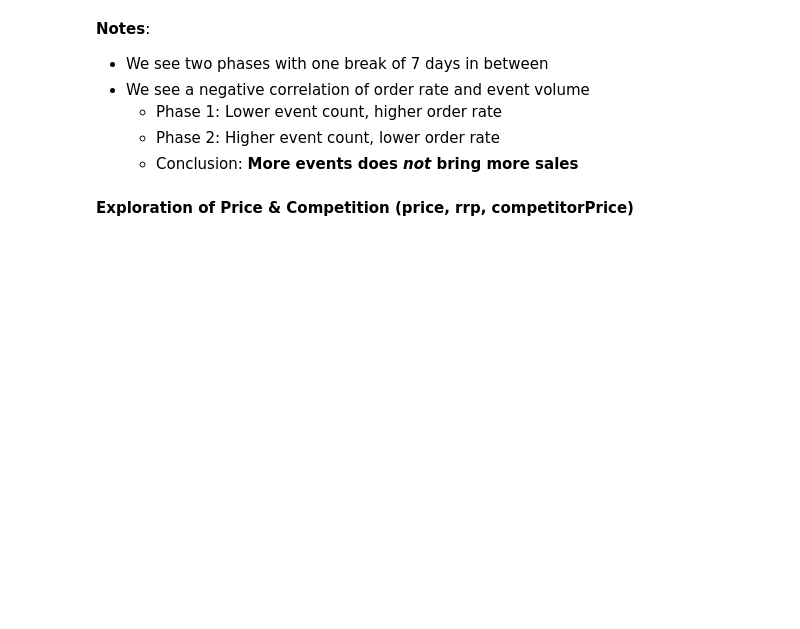
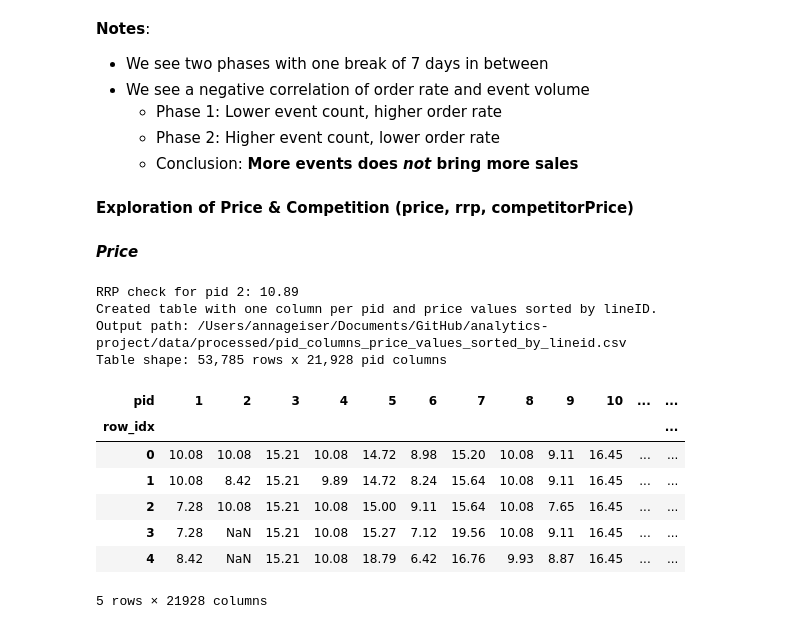
Before and after one commit to annageiser/analytics-project, a Jupyter notebook: main.ipynb, the cells around one changed output. Cells and saved outputs as stored; diff of their text form; code cells hidden in the pictures; blank space fills up the shorter version.

```diff
--- a/main.ipynb
+++ b/main.ipynb
@@ -1063,3 +1063,71 @@ transition_week         32       38       7        240927   55062
     - Conclusion: **More events does *not* bring more sales**
 # %% [markdown]
 **Exploration of Price & Competition (price, rrp, competitorPrice)**
+# %% [markdown]
+***Price***
+# %%
+import pandas as pd
+from pathlib import Path
+
+# Build from train.csv (or already loaded train_raw_df)
+if "train_raw_df" in globals():
+    price_source = train_raw_df.copy()
+else:
+    price_source = pd.read_csv(Path("data/train.csv"), sep="|")
+
+required_cols = {"pid", "price"}
+missing = sorted(required_cols - set(price_source.columns))
+if missing:
+    raise ValueError(f"Missing required columns in train data: {missing}")
+
+# Sort by lineID if available (fallback to row order proxy if not present)
+lineid_candidates = [c for c in ["lineID", "lineId", "line_id"] if c in price_source.columns]
+if lineid_candidates:
+    line_id_col = lineid_candidates[0]
+else:
+    line_id_col = "_row_order_proxy"
+    price_source[line_id_col] = range(1, len(price_source) + 1)
+    print("lineID not found; used row-order proxy for sorting.")
+
+price_source["price"] = pd.to_numeric(price_source["price"], errors="coerce")
+
+sorted_prices = (
+    price_source.loc[:, [line_id_col, "pid", "price"]]
+    .dropna(subset=["pid"])
+    .sort_values(line_id_col)
+)
+
+# Create wide table with one column per pid and lineID-sorted price values
+sorted_prices["row_idx"] = sorted_prices.groupby("pid", sort=True).cumcount()
+pid_price_table = sorted_prices.pivot(index="row_idx", columns="pid", values="price")
+
+# Stable column ordering by pid
+try:
+    sorted_cols = sorted(pid_price_table.columns, key=lambda x: float(x))
+except Exception:
+    sorted_cols = sorted(pid_price_table.columns, key=lambda x: str(x))
+pid_price_table = pid_price_table.reindex(columns=sorted_cols)
+
+# Save table without lineID column included
+PROCESSED_DIR = Path("data/processed")
+PROCESSED_DIR.mkdir(parents=True, exist_ok=True)
+out_path = PROCESSED_DIR / "pid_columns_price_values_sorted_by_lineid.csv"
+pid_price_table.to_csv(out_path, index=False)
+
+print("Created table with one column per pid and price values sorted by lineID.")
+print(f"Output path: {out_path.resolve()}")
+print(f"Table shape: {pid_price_table.shape[0]:,} rows x {pid_price_table.shape[1]:,} pid columns")
+pid_price_table.head()
+# %% [output]
+RRP check for pid 2: 10.89
+Created table with one column per pid and price values sorted by lineID.
+Output path: /Users/annageiser/Documents/GitHub/analytics-project/data/processed/pid_columns_price_values_sorted_by_lineid.csv
+Table shape: 53,785 rows x 21,928 pid columns
+| pid | 1 | 2 | 3 | 4 | 5 | 6 | 7 | 8 | 9 | 10 | ... | ... |
+| row_idx |  |  |  |  |  |  |  |  |  |  |  | ... |
+| 0 | 10.08 | 10.08 | 15.21 | 10.08 | 14.72 | 8.98 | 15.20 | 10.08 | 9.11 | 16.45 | ... | ... |
+| 1 | 10.08 | 8.42 | 15.21 | 9.89 | 14.72 | 8.24 | 15.64 | 10.08 | 9.11 | 16.45 | ... | ... |
+| 2 | 7.28 | 10.08 | 15.21 | 10.08 | 15.00 | 9.11 | 15.64 | 10.08 | 7.65 | 16.45 | ... | ... |
+| 3 | 7.28 | NaN | 15.21 | 10.08 | 15.27 | 7.12 | 19.56 | 10.08 | 9.11 | 16.45 | ... | ... |
+| 4 | 8.42 | NaN | 15.21 | 10.08 | 18.79 | 6.42 | 16.76 | 9.93 | 8.87 | 16.45 | ... | ... |
+5 rows × 21928 columns
```
Also changed, not shown: parts of 8 cells of this notebook.
